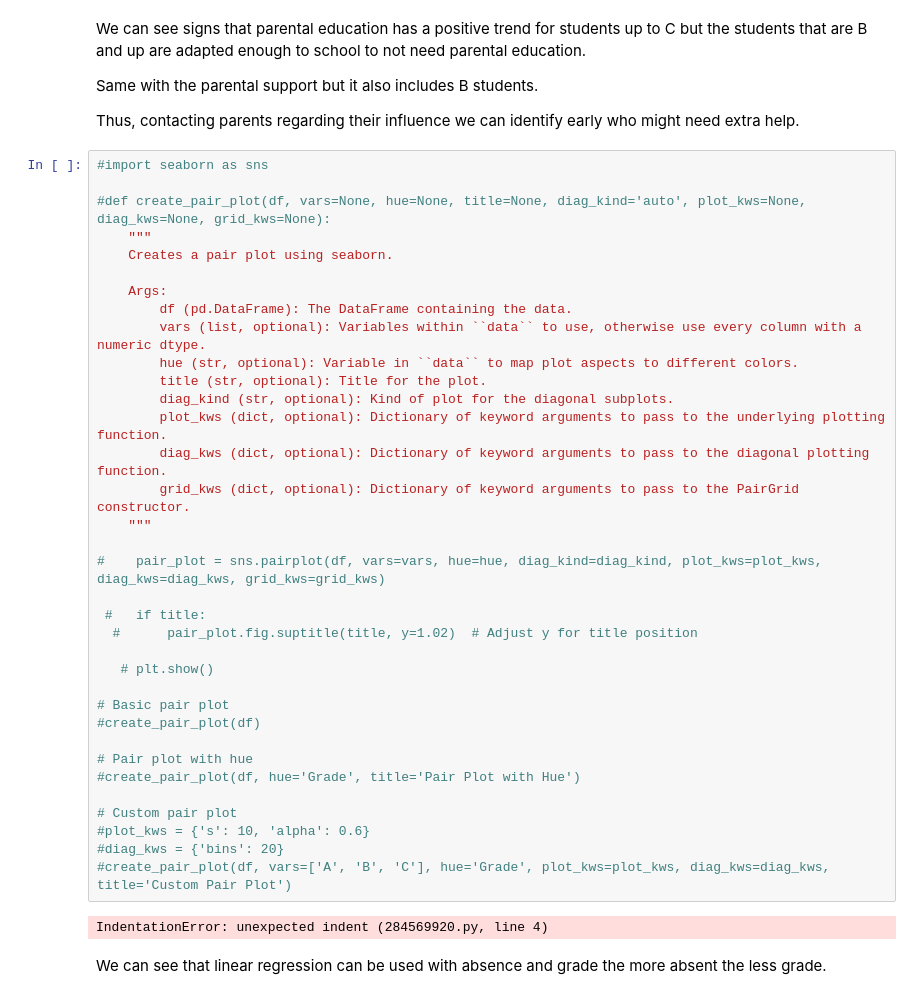
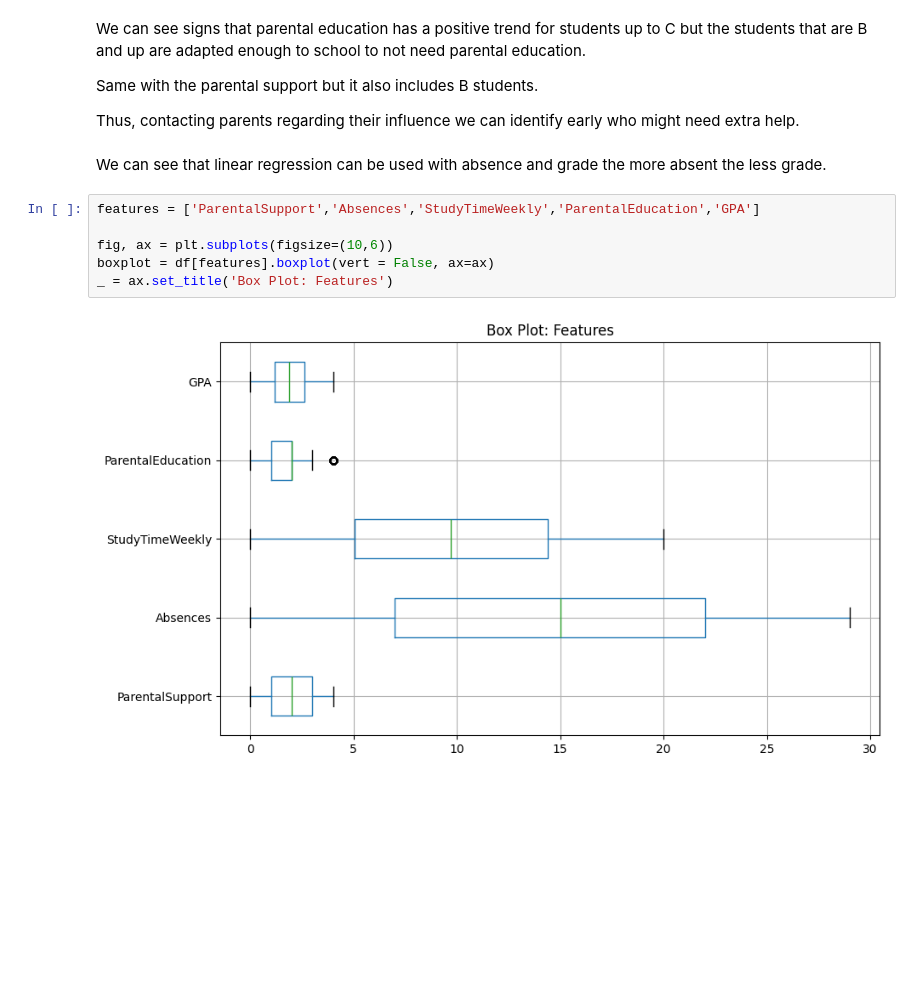
Before and after one commit to reghardduplessis/mlg382-project1, a Jupyter notebook: DataAnalysis.ipynb, the cells around one changed output. Drawn from its saved outputs; the diff is of its cells as text; blank space fills up the shorter version.

Commit message:
Update DataAnalysis.ipynb
Added boxplot without scaling, please see if you want to scale or not

```diff
--- a/DataAnalysis.ipynb
+++ b/DataAnalysis.ipynb
@@ -228,42 +146,13 @@ We can see signs that parental education has a positive trend for students up to
 Same with the parental support but it also includes B students.
 
 Thus, contacting parents regarding their influence we can identify early who might need extra help.
-# %%
-#import seaborn as sns
-
-#def create_pair_plot(df, vars=None, hue=None, title=None, diag_kind='auto', plot_kws=None, diag_kws=None, grid_kws=None):
-    """
-    Creates a pair plot using seaborn.
-
-    Args:
-        df (pd.DataFrame): The DataFrame containing the data.
-        vars (list, optional): Variables within ``data`` to use, otherwise use every column with a numeric dtype.
-        hue (str, optional): Variable in ``data`` to map plot aspects to different colors.
-        title (str, optional): Title for the plot.
-        diag_kind (str, optional): Kind of plot for the diagonal subplots.
-        plot_kws (dict, optional): Dictionary of keyword arguments to pass to the underlying plotting function.
-        diag_kws (dict, optional): Dictionary of keyword arguments to pass to the diagonal plotting function.
-        grid_kws (dict, optional): Dictionary of keyword arguments to pass to the PairGrid constructor.
-    """
-
-#    pair_plot = sns.pairplot(df, vars=vars, hue=hue, diag_kind=diag_kind, plot_kws=plot_kws, diag_kws=diag_kws, grid_kws=grid_kws)
-
- #   if title:
-  #      pair_plot.fig.suptitle(title, y=1.02)  # Adjust y for title position
-
-   # plt.show()
-
-# Basic pair plot
-#create_pair_plot(df)
-
-# Pair plot with hue
-#create_pair_plot(df, hue='Grade', title='Pair Plot with Hue')
-
-# Custom pair plot
-#plot_kws = {'s': 10, 'alpha': 0.6}
-#diag_kws = {'bins': 20}
-#create_pair_plot(df, vars=['A', 'B', 'C'], hue='Grade', plot_kws=plot_kws, diag_kws=diag_kws, title='Custom Pair Plot')
-# %% [output]
-IndentationError: unexpected indent (284569920.py, line 4)
 # %% [markdown]
 We can see that linear regression can be used with absence and grade the more absent the less grade.
+# %%
+features = ['ParentalSupport','Absences','StudyTimeWeekly','ParentalEducation','GPA']
+
+fig, ax = plt.subplots(figsize=(10,6))
+boxplot = df[features].boxplot(vert = False, ax=ax)
+_ = ax.set_title('Box Plot: Features')
+# %% [output]
+[figure, added]
```
Also changed, not shown: parts of 1 cell of this notebook.
